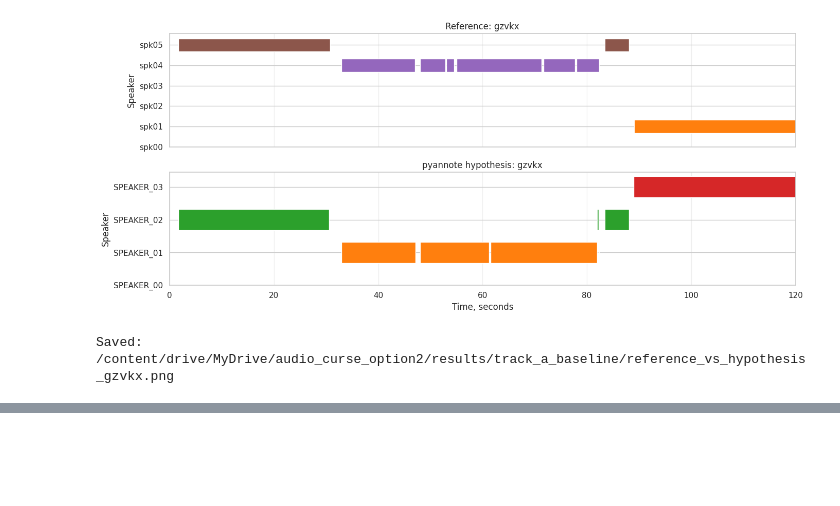
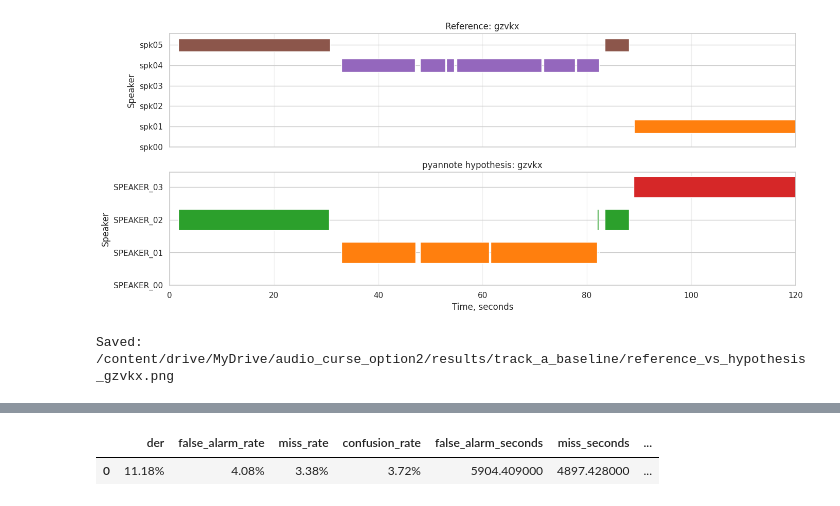
Before and after one commit to KharinTymofii/audio-curse, a Jupyter notebook: diarization.ipynb, the cells around one changed output, grey strips where cells are left out. Cells and saved outputs as stored; diff of their text form; code cells hidden in the pictures; blank space fills up the shorter version.

```diff
--- a/diarization.ipynb
+++ b/diarization.ipynb
@@ -1338,0 +1580,84 @@ Saved: /content/drive/MyDrive/audio_curse_option2/results/track_a_baseline/refer
+# %%
+from pyannote.database.util import load_rttm
+
+
+if not TEST_RESULTS_PATH.exists():
+    raise RuntimeError("Run the official test inference cell first.")
+
+stored_results = pd.read_csv(TEST_RESULTS_PATH).set_index("file_id").to_dict("index")
+test_corpus_scorer = DiarizationScorer(collar=TEST_COLLAR, skip_overlap=TEST_SKIP_OVERLAP)
+rescored_rows = []
+
+for file in tqdm(test_eval_files, desc="Score saved test RTTMs"):
+    file_id = file["uri"]
+    rttm_path = TEST_BASELINE_RTTM_DIR / f"{file_id}.rttm"
+    if not rttm_path.is_file():
+        continue
+
+    hypothesis = load_rttm(rttm_path)[file_id]
+    reference = file["annotation"]
+    uem = file["annotated"]
+    scores = test_corpus_scorer.score(reference, hypothesis, uem=uem)
+    saved = stored_results.get(file_id, {})
+    audio_seconds = float(uem.duration())
+    inference_seconds = float(saved.get("inference_seconds", np.nan))
+
+    rescored_rows.append({
+        "file_id": file_id,
+        "audio_seconds": audio_seconds,
+        "reference_speakers": len(reference.labels()),
+        "predicted_speakers": len(hypothesis.labels()),
+        "inference_seconds": inference_seconds,
+        "real_time_factor": inference_seconds / audio_seconds,
+        **scores,
+    })
+
+if not rescored_rows:
+    raise RuntimeError("No saved test RTTMs were found.")
+
+test_baseline_results_df = pd.DataFrame(rescored_rows).sort_values("file_id").reset_index(drop=True)
+save_csv_atomic(test_baseline_results_df, TEST_RESULTS_PATH)
+
+component_sum = (
+    test_baseline_results_df["false_alarm_rate"]
+    + test_baseline_results_df["miss_rate"]
+    + test_baseline_results_df["confusion_rate"]
+)
+assert np.allclose(test_baseline_results_df["der"], component_sum)
+
+test_baseline_summary = {
+    **test_corpus_scorer.corpus_score(),
+    "pipeline": PYANNOTE_PIPELINE_ID,
+    "split": "official_test",
+    "status": "complete" if len(test_baseline_results_df) == TEST_EXPECTED_FILES else "partial",
+    "num_files": int(len(test_baseline_results_df)),
+    "expected_files": TEST_EXPECTED_FILES,
+    "collar_seconds": TEST_COLLAR,
+    "overlap_scored": not TEST_SKIP_OVERLAP,
+    "mean_file_der": float(test_baseline_results_df["der"].mean()),
+    "total_audio_hours": float(test_baseline_results_df["audio_seconds"].sum() / 3600),
+    "mean_real_time_factor": float(test_baseline_results_df["real_time_factor"].mean()),
+}
+test_baseline_summary_df = pd.DataFrame([test_baseline_summary])
+save_csv_atomic(test_baseline_summary_df, TEST_SUMMARY_PATH)
+
+display(
+    test_baseline_summary_df.style.format({
+        "der": "{:.2%}",
+        "jer": "{:.2%}",
+        "false_alarm_rate": "{:.2%}",
+        "miss_rate": "{:.2%}",
+        "confusion_rate": "{:.2%}",
+        "mean_file_der": "{:.2%}",
+    })
+)
+print("Saved per-file metrics:", TEST_RESULTS_PATH)
+print("Saved corpus metrics:", TEST_SUMMARY_PATH)
+
+if len(test_baseline_results_df) == TEST_EXPECTED_FILES:
+    print("Official test baseline is complete and frozen.")
+else:
+    print("Partial result only. Rerun inference before reporting this score.")
+# %% [output]
+|  | der | false_alarm_rate | miss_rate | confusion_rate | false_alarm_seconds | miss_seconds | ... |
+| 0 | 11.18% | 4.08% | 3.38% | 3.72% | 5904.409000 | 4897.428000 | ... |
```
Also changed, not shown: parts of 15 cells of this notebook.
